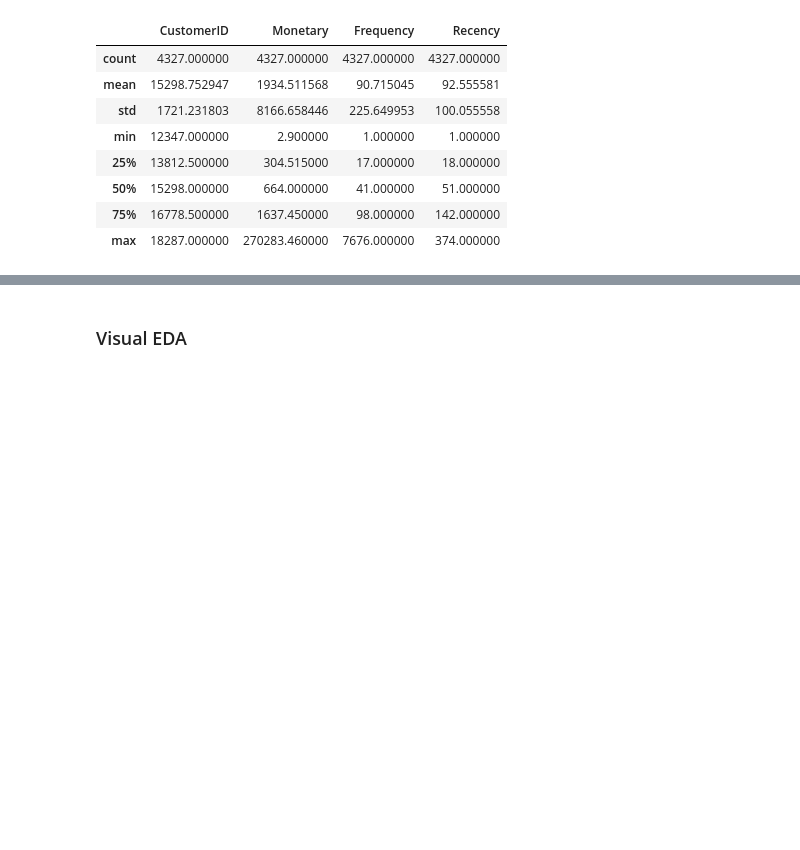
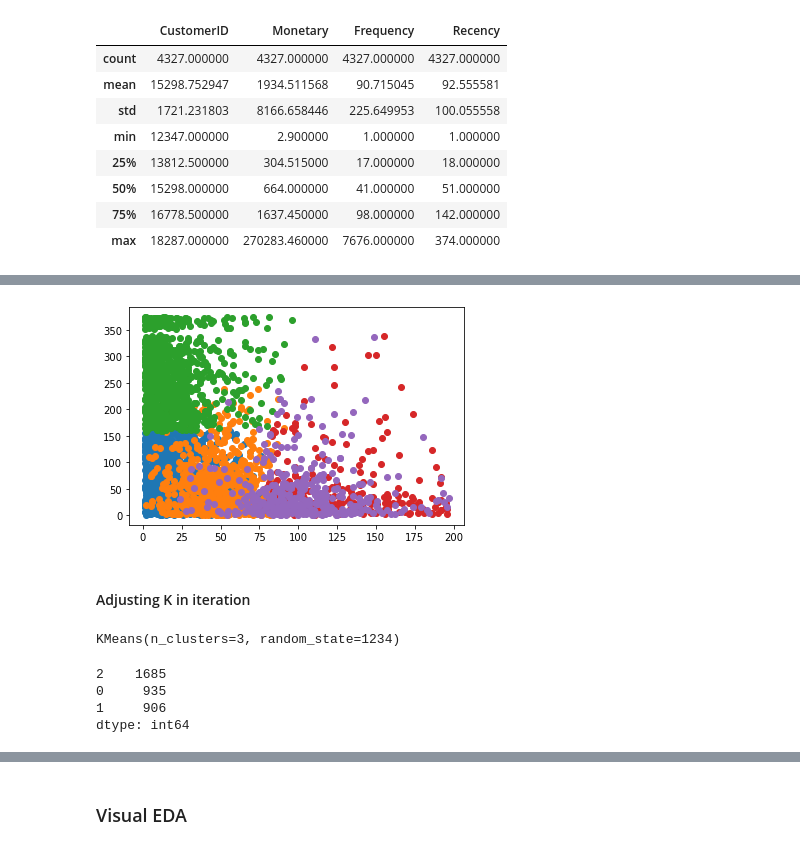
Before and after one commit to JuliaIron/Final_Project_Customer_Clustering, a Jupyter notebook: Notebook_Customer_Clustering.ipynb, the cells around one changed output, grey strips where cells are left out. Cells and saved outputs as stored; diff of their text form; code cells hidden in the pictures; blank space fills up the shorter version.

```diff
--- a/Notebook_Customer_Clustering.ipynb
+++ b/Notebook_Customer_Clustering.ipynb
@@ -605,0 +842,3 @@ plt.show()
+# %%
+kmeans2 = KMeans(n_clusters = 5, init = 'k-means++', random_state = 1234)
+kmeans2.fit(df_rfm_scaled)
@@ -605,0 +888,31 @@ plt.show()
+# %%
+# assign a cluster to each example
+labels = kmeans2.predict(df_rfm_scaled)
+# retrieve unique clusters
+clusters = np.unique(labels)
+# create scatter plot for samples from each cluster
+for cluster in clusters:
+    # get row indexes for samples with this cluster
+    row_ix = np.where(labels == cluster)
+    # create scatter of these samples
+    pyplot.scatter(df_scale.to_numpy()[row_ix, 1], df_scale.to_numpy()[row_ix, 2])
+    plt.clim(-0.5, 4.5)
+
+pyplot.show()
+# %% [output]
+[figure, added]
+# %% [markdown]
+#### Adjusting K in iteration
+# %%
+kmeans3 = KMeans(n_clusters=3, init = 'k-means++', random_state=1234)
+kmeans3.fit(df_rfm_scaled)
+# %% [output]
+KMeans(n_clusters=3, random_state=1234)
+# %%
+clusters3 = kmeans3.predict(df_rfm_scaled)
+pd.Series(clusters3).value_counts()
+# %% [output]
+2    1685
+0     935
+1     906
+dtype: int64
```
Also changed, not shown: parts of 74 cells of this notebook.
